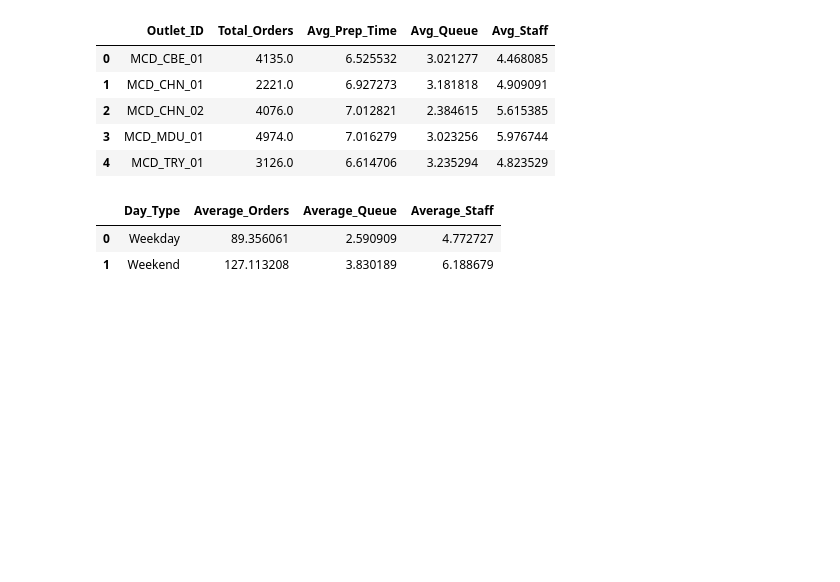
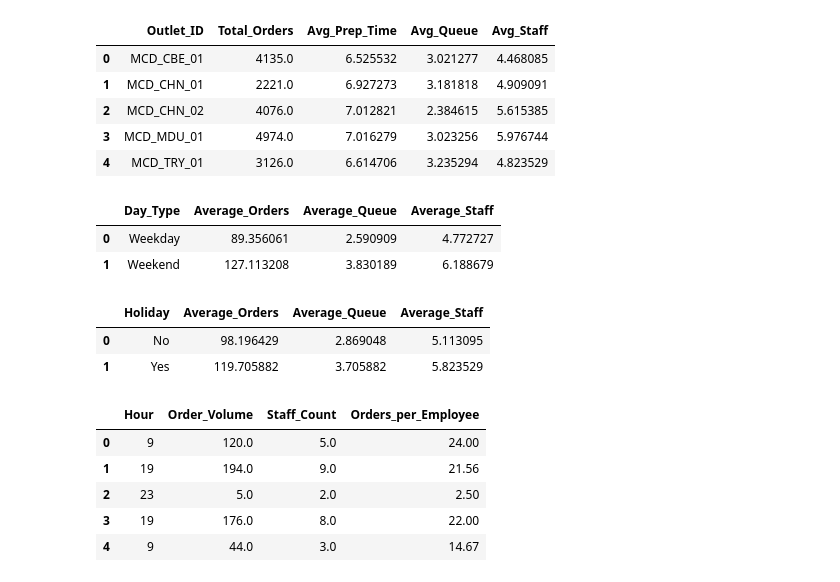
Before and after one commit to Rukshana-S/mcd-staffing-demand-prediction, a Jupyter notebook: Restaurant_Staffing_Analysis.ipynb, the cells around one changed output. Cells and saved outputs as stored; diff of their text form; code cells hidden in the pictures; blank space fills up the shorter version.

Commit message:
Add orders per employee performance metric

```diff
--- a/Restaurant_Staffing_Analysis.ipynb
+++ b/Restaurant_Staffing_Analysis.ipynb
@@ -301,3 +301,19 @@ day_summary.to_csv(
     os.path.join(project_path, "outputs/day_type_summary.csv"),
     index=False
 )
+# %%
+holiday_summary = (
+    df.groupby("Holiday")
+      .agg(
+          Average_Orders=("Order_Volume","mean"),
+          Average_Queue=("Queue_Length","mean"),
+          Average_Staff=("Staff_Count","mean")
+      )
+      .reset_index()
+)
+
+holiday_summary
+# %% [output]
+|  | Holiday | Average_Orders | Average_Queue | Average_Staff |
+| 0 | No | 98.196429 | 2.869048 | 5.113095 |
+| 1 | Yes | 119.705882 | 3.705882 | 5.823529 |
@@ -303,0 +325,13 @@ day_summary.to_csv(
+# %%
+df["Orders_per_Employee"] = (
+    df["Order_Volume"] / df["Staff_Count"]
+).round(2)
+
+df[["Hour","Order_Volume","Staff_Count","Orders_per_Employee"]].head()
+# %% [output]
+|  | Hour | Order_Volume | Staff_Count | Orders_per_Employee |
+| 0 | 9 | 120.0 | 5.0 | 24.00 |
+| 1 | 19 | 194.0 | 9.0 | 21.56 |
+| 2 | 23 | 5.0 | 2.0 | 2.50 |
+| 3 | 19 | 176.0 | 8.0 | 22.00 |
+| 4 | 9 | 44.0 | 3.0 | 14.67 |
```
Also changed, not shown: parts of 2 cells of this notebook.
